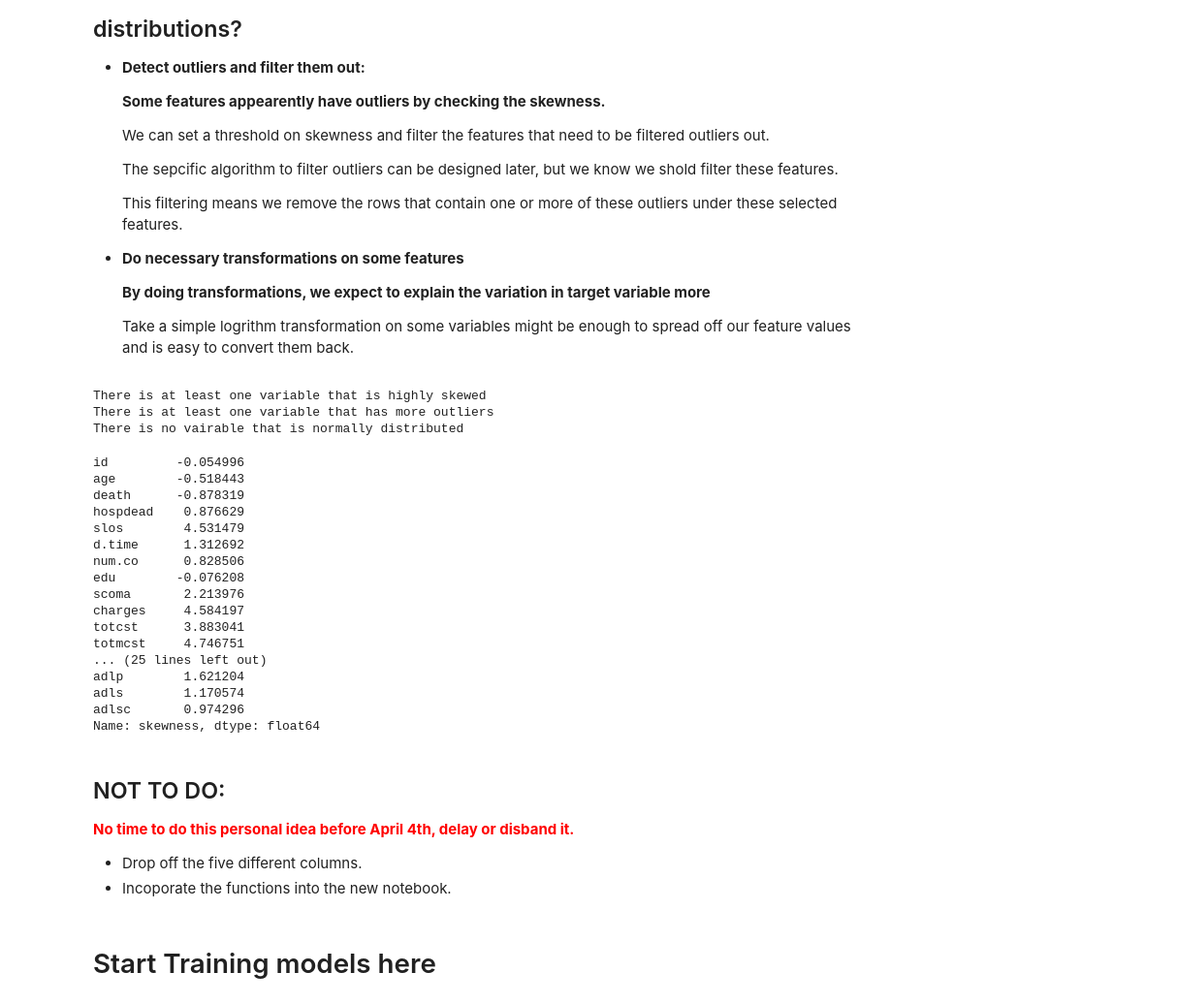
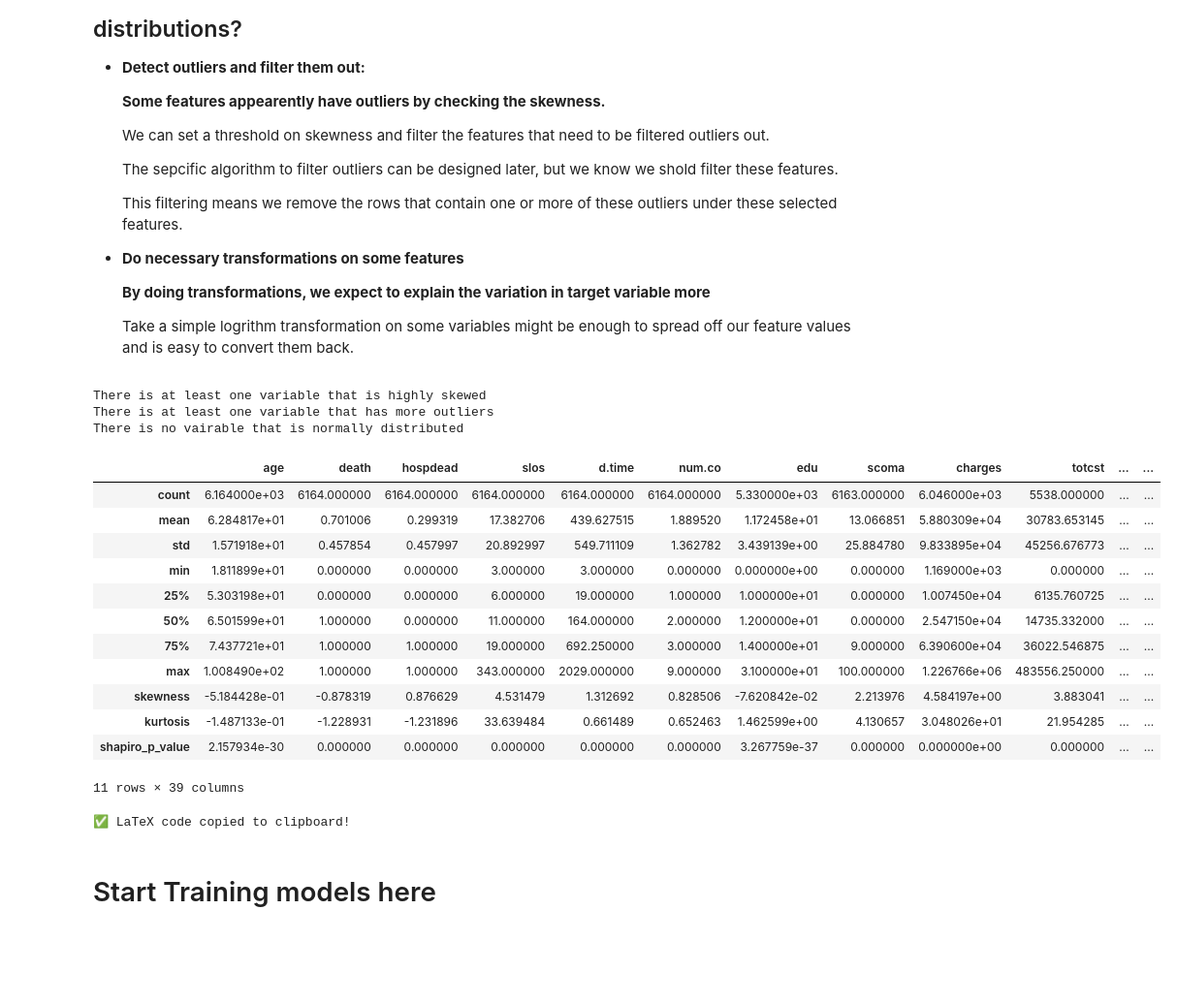
Before and after one commit to Gufeng-2002/5420_Final_Project, a Jupyter notebook: src/ModelFitting.ipynb, the cells around one changed output. Shown at 97% size. Saved outputs shown, nothing was run; the diff lists cells and outputs as text; code cells hidden in the pictures; blank space fills up the shorter version.

```diff
--- a/src/ModelFitting.ipynb
+++ b/src/ModelFitting.ipynb
@@ -200,35 +215,63 @@ visualize_feature_distributions(data)
     Take a simple logrithm transformation on some variables might be enough to spread off our feature values and is easy to convert them back.
 # %%
 # take out the skewness of the numerical features
-feature_skewness = DataStats.distribution_stats(data).loc["skewness", :]
+feature_skewness = DataStats.distribution_stats(data).iloc[:, 1:]
 feature_skewness
 # %% [output]
 There is at least one variable that is highly skewed
 There is at least one variable that has more outliers
 There is no vairable that is normally distributed
+|  | age | death | hospdead | slos | d.time | num.co | edu | scoma | charges | totcst | ... | ... |
+| count | 6.164000e+03 | 6164.000000 | 6164.000000 | 6164.000000 | 6164.000000 | 6164.000000 | 5.330000e+03 | 6163.000000 | 6.046000e+03 | 5538.000000 | ... | ... |
+| mean | 6.284817e+01 | 0.701006 | 0.299319 | 17.382706 | 439.627515 | 1.889520 | 1.172458e+01 | 13.066851 | 5.880309e+04 | 30783.653145 | ... | ... |
+| std | 1.571918e+01 | 0.457854 | 0.457997 | 20.892997 | 549.711109 | 1.362782 | 3.439139e+00 | 25.884780 | 9.833895e+04 | 45256.676773 | ... | ... |
+| min | 1.811899e+01 | 0.000000 | 0.000000 | 3.000000 | 3.000000 | 0.000000 | 0.000000e+00 | 0.000000 | 1.169000e+03 | 0.000000 | ... | ... |
+| 25% | 5.303198e+01 | 0.000000 | 0.000000 | 6.000000 | 19.000000 | 1.000000 | 1.000000e+01 | 0.000000 | 1.007450e+04 | 6135.760725 | ... | ... |
+| 50% | 6.501599e+01 | 1.000000 | 0.000000 | 11.000000 | 164.000000 | 2.000000 | 1.200000e+01 | 0.000000 | 2.547150e+04 | 14735.332000 | ... | ... |
+| 75% | 7.437721e+01 | 1.000000 | 1.000000 | 19.000000 | 692.250000 | 3.000000 | 1.400000e+01 | 9.000000 | 6.390600e+04 | 36022.546875 | ... | ... |
+| max | 1.008490e+02 | 1.000000 | 1.000000 | 343.000000 | 2029.000000 | 9.000000 | 3.100000e+01 | 100.000000 | 1.226766e+06 | 483556.250000 | ... | ... |
+| skewness | -5.184428e-01 | -0.878319 | 0.876629 | 4.531479 | 1.312692 | 0.828506 | -7.620842e-02 | 2.213976 | 4.584197e+00 | 3.883041 | ... | ... |
+| kurtosis | -1.487133e-01 | -1.228931 | -1.231896 | 33.639484 | 0.661489 | 0.652463 | 1.462599e+00 | 4.130657 | 3.048026e+01 | 21.954285 | ... | ... |
+| shapiro_p_value | 2.157934e-30 | 0.000000 | 0.000000 | 0.000000 | 0.000000 | 0.000000 | 3.267759e-37 | 0.000000 | 0.000000e+00 | 0.000000 | ... | ... |
-id         -0.054996
-age        -0.518443
-death      -0.878319
-hospdead    0.876629
-slos        4.531479
-d.time      1.312692
-num.co      0.828506
-edu        -0.076208
-scoma       2.213976
-charges     4.584197
-totcst      3.883041
-totmcst     4.746751
-... (25 lines left out)
-adlp        1.621204
-adls        1.170574
-adlsc       0.974296
-Name: skewness, dtype: float64
+11 rows × 39 columns
-# %% [markdown]
-## NOT TO DO:
-<span style = "color:red"> **No time to do this personal idea before April 4th, delay or disband it.** <span>
-
-- Drop off the five different columns.
-- Incoporate the functions into the new notebook.
+# %%
+# copy the resulting table to clipboard
+import pyperclip
+
+def export_df_to_latex_clipboard(df, caption="Model evaluation metrics", label="tab:metrics"):
+    latex = r"\begin{table}[!h]" + "\n"
+    latex += r"\centering" + "\n"
+    latex += rf"\caption{{{caption}}}" + "\n"
+    latex += rf"\label{{{label}}}" + "\n"
+
+    # Build header
+    header = df.columns.tolist()
+    col_format = "c" * len(df.reset_index().columns)  # assume all center aligned
+    latex += r"\begin{tabular}{" + col_format + "}\n"
+    latex += r"\toprule" + "\n"
+
+    # Column names
+    column_names = df.reset_index().columns
+    latex += " & ".join([f"\\textbf{{{col}}}" for col in column_names]) + r" \\" + "\n"
+    latex += r"\midrule" + "\n"
+
+    # Table body
+    for _, row in df.reset_index().iterrows():
+        row_str = " & ".join([f"{x:.4f}" if isinstance(x, float) else str(x) for x in row])
+        latex += row_str + r" \\" + "\n"
+
+    latex += r"\bottomrule" + "\n"
+    latex += r"\end{tabular}" + "\n"
+    latex += r"\end{table}"
+
+    # Copy to clipboard
+    pyperclip.copy(latex)
+    print("✅ LaTeX code copied to clipboard!")
+
+# Usage:
+export_df_to_latex_clipboard(feature_skewness.T.round(decimals = 2))
+# %% [output]
+✅ LaTeX code copied to clipboard!
 # %% [markdown]
 # Start Training models here
 # %% [markdown]
```
Also changed, not shown: parts of 5 cells of this notebook, 52 other files.
